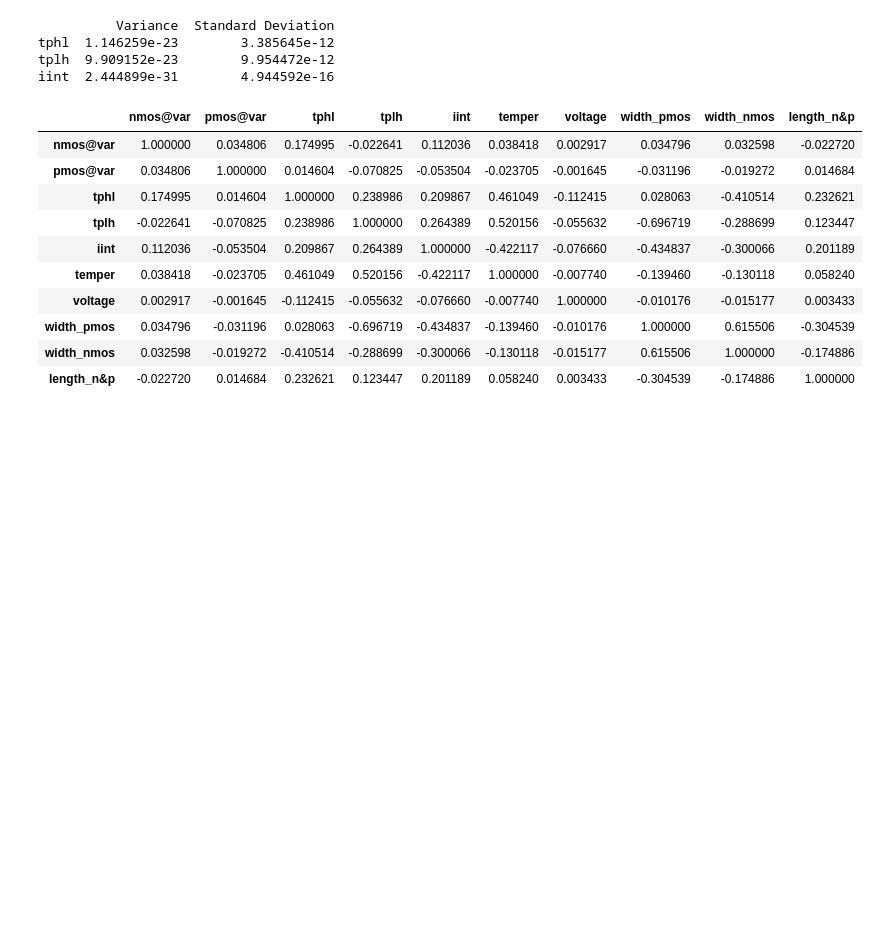
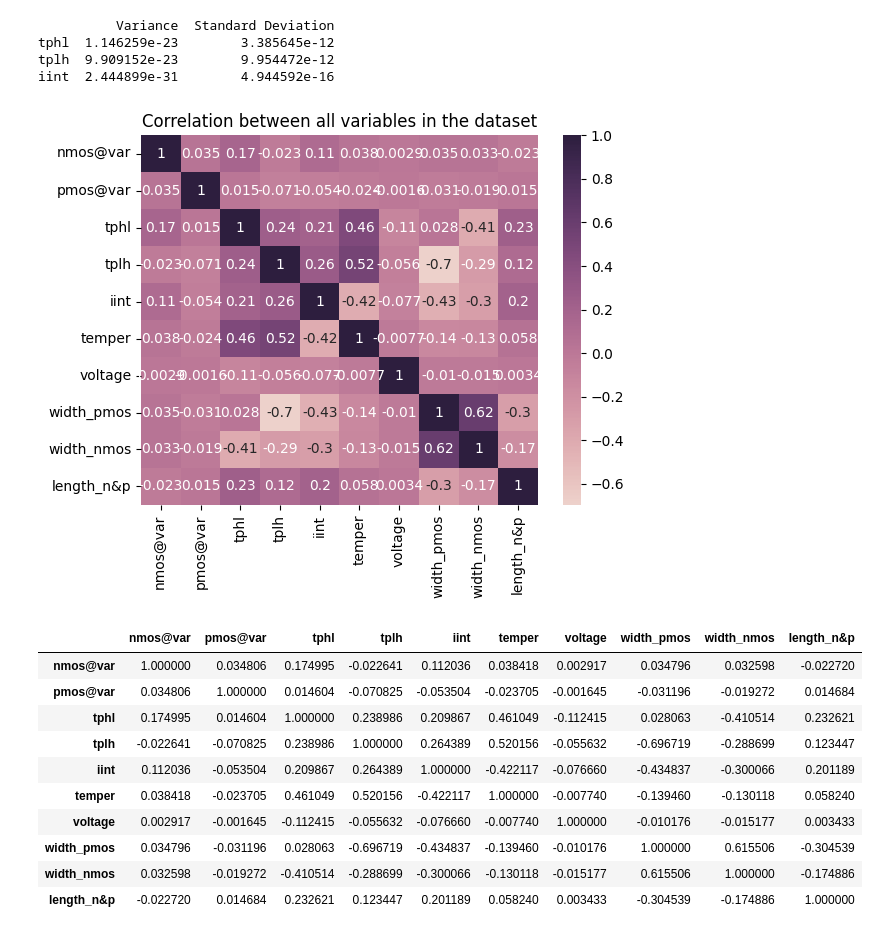
Before and after one commit to moraeseduarda/jupyter_ic, a Jupyter notebook: notebooks/CMOS/32nm/NOT/01_data_exploration.ipynb, the cells around one changed output. Cells and saved outputs as stored; diff of their text form; code cells hidden in the pictures; blank space fills up the shorter version.

```diff
--- a/notebooks/CMOS/32nm/NOT/01_data_exploration.ipynb
+++ b/notebooks/CMOS/32nm/NOT/01_data_exploration.ipynb
@@ -428,11 +428,17 @@ tplh  9.909152e-23        9.954472e-12
 iint  2.444899e-31        4.944592e-16
 # %%
 # Correlation
-ax = sns.heatmap(df.corr(numeric_only=True), annot=True, cmap=sns.cubehelix_palette(as_cmap=True))
+
+ax = sns.heatmap(df.corr(numeric_only=True),
+                annot=True,
+                cmap=sns.cubehelix_palette(as_cmap=True))
 ax.set_title('Correlation between all variables in the dataset')
 ax=ax
-plt.savefig(f"{plots_dir}/correlation.png")
+plt.savefig(f"{plots_dir}/cmos_correlation.png")
+plt.show()
 plt.close()
+# %% [output]
+[figure, added]
 # %%
 df.corr()
 # %% [output]
```
Also changed, not shown: parts of 6 cells of this notebook, 5 other files.
